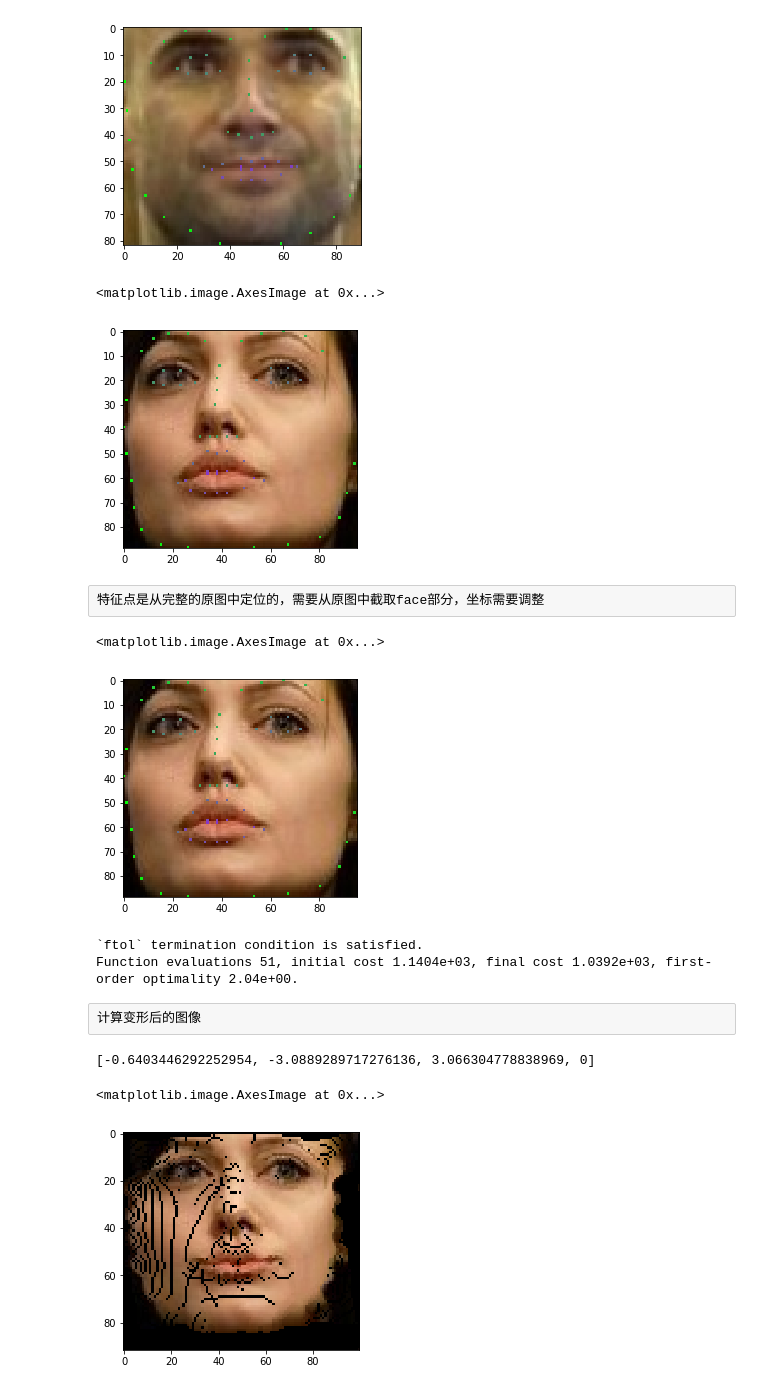
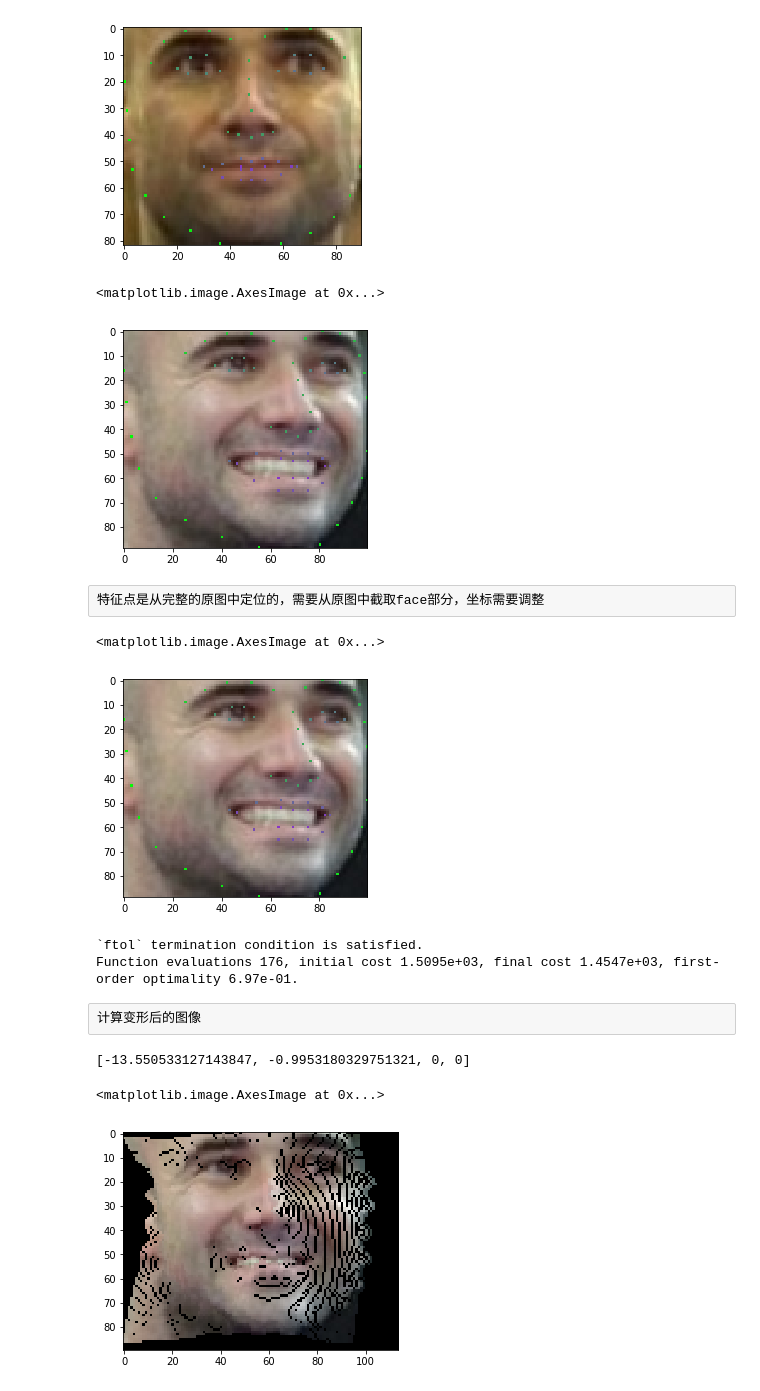
Before and after one commit to corganhejijun/MachineLearning, a Jupyter notebook: Face_Generate/Mark face with point.ipynb, the cells around one changed output. Saved outputs shown, nothing was run; the diff lists cells and outputs as text; code cells hidden in the pictures.

```diff
--- a/Face_Generate/Mark face with point.ipynb
+++ b/Face_Generate/Mark face with point.ipynb
@@ -7,7 +7,7 @@ import dlib
 import numpy
 # %%
 facePath = "Andre_Agassi_0010.jpg"
-profilePath = "Angelina_Jolie_0007.jpg"
+profilePath = "Andre_Agassi_0007.jpg"
 fullImg = cv2.cvtColor(cv2.imread(facePath), cv2.COLOR_BGR2RGB)
 profileFullImg = cv2.cvtColor(cv2.imread(profilePath), cv2.COLOR_BGR2RGB)
 plt.imshow(fullImg)
@@ -117,7 +117,7 @@ for i in range(len(profileFullImg)):
 plt.imshow(newProfileImage[pyMin:pyMax,pxMin:pxMax,:])
 # %% [output]
 <matplotlib.image.AxesImage at 0x...>
-[figure, old version]
+[figure, new version]
 # %% [raw]
 特征点是从完整的原图中定位的，需要从原图中截取face部分，坐标需要调整
 # %%
@@ -143,7 +143,7 @@ cropPFace = newProfileImage[pyMin:pyMax,pxMin:pxMax,:]
 plt.imshow(cropPFace)
 # %% [output]
 <matplotlib.image.AxesImage at 0x...>
-[figure, old version]
+[figure, new version]
 # %%
 import MovingLSQ as MLSQ
 solver = MLSQ.MovingLSQ(controlSrcPts, controlDstPts)
@@ -156,7 +156,7 @@ for i in range(len(cropPFace)):
 imgMls = solver.Run_Rigid(imgIdx)
 # %% [output]
 `ftol` termination condition is satisfied.
-Function evaluations 51, initial cost 1.1404e+03, final cost 1.0392e+03, first-order optimality 2.04e+00.
+Function evaluations 176, initial cost 1.5095e+03, final cost 1.4547e+03, first-order optimality 6.97e-01.
 # %% [raw]
 计算变形后的图像
 # %%
@@ -175,29 +175,32 @@ mlsMargin[2] -= len(cropPFace[0])
 mlsMargin[3] -= len(cropPFace)
 print mlsMargin
 # %% [output]
-[-0.6403446292252954, -3.0889289717276136, 3.066304778838969, 0]
+[-13.550533127143847, -0.9953180329751321, 0, 0]
 # %%
 import math
 imgMlsMap = imgMls.reshape((len(cropPFace), len(cropPFace[0]), 2))
-leftMargin = -math.ceil(mlsMargin[0])
-topMargin = -math.ceil(mlsMargin[1])
+leftMargin = -math.floor(mlsMargin[0])
+topMargin = -math.floor(mlsMargin[1])
 rightMargin = math.ceil(mlsMargin[2])
 bottomMargin = math.ceil(mlsMargin[3])
 deformedImage = numpy.zeros((len(cropPFace) + int(topMargin) + int(bottomMargin),
                              len(cropPFace[0]) + int(leftMargin) + int(rightMargin), 3))
 mask = numpy.zeros((deformedImage.shape[0], deformedImage.shape[1]))
 profileFullImg = cv2.cvtColor(cv2.imread(profilePath), cv2.COLOR_BGR2RGB)
 cropImg = profileFullImg[pyMin:pyMax,pxMin:pxMax,:]
 for i in range(len(cropImg)):
     for j in range(len(cropImg[0])):
         x = int(math.floor(imgMlsMap[i][j][0]) + leftMargin)
         y = int(math.floor(imgMlsMap[i][j][1]) + topMargin)
+        if (x < 0 or y < 0):
+            print "i = {}, j = {}, x = {}, y = {}".format(i, j, x, y)
+            break
         deformedImage[y, x] = cropImg[i, j]
         mask[y, x] = 1
 plt.imshow(deformedImage.astype('uint8'))
 # %% [output]
 <matplotlib.image.AxesImage at 0x...>
-[figure, old version]
+[figure, new version]
 # %%
 plt.imshow(mask)
 # %% [output]
```
Also changed, not shown: parts of 11 cells of this notebook, 1 other file.
